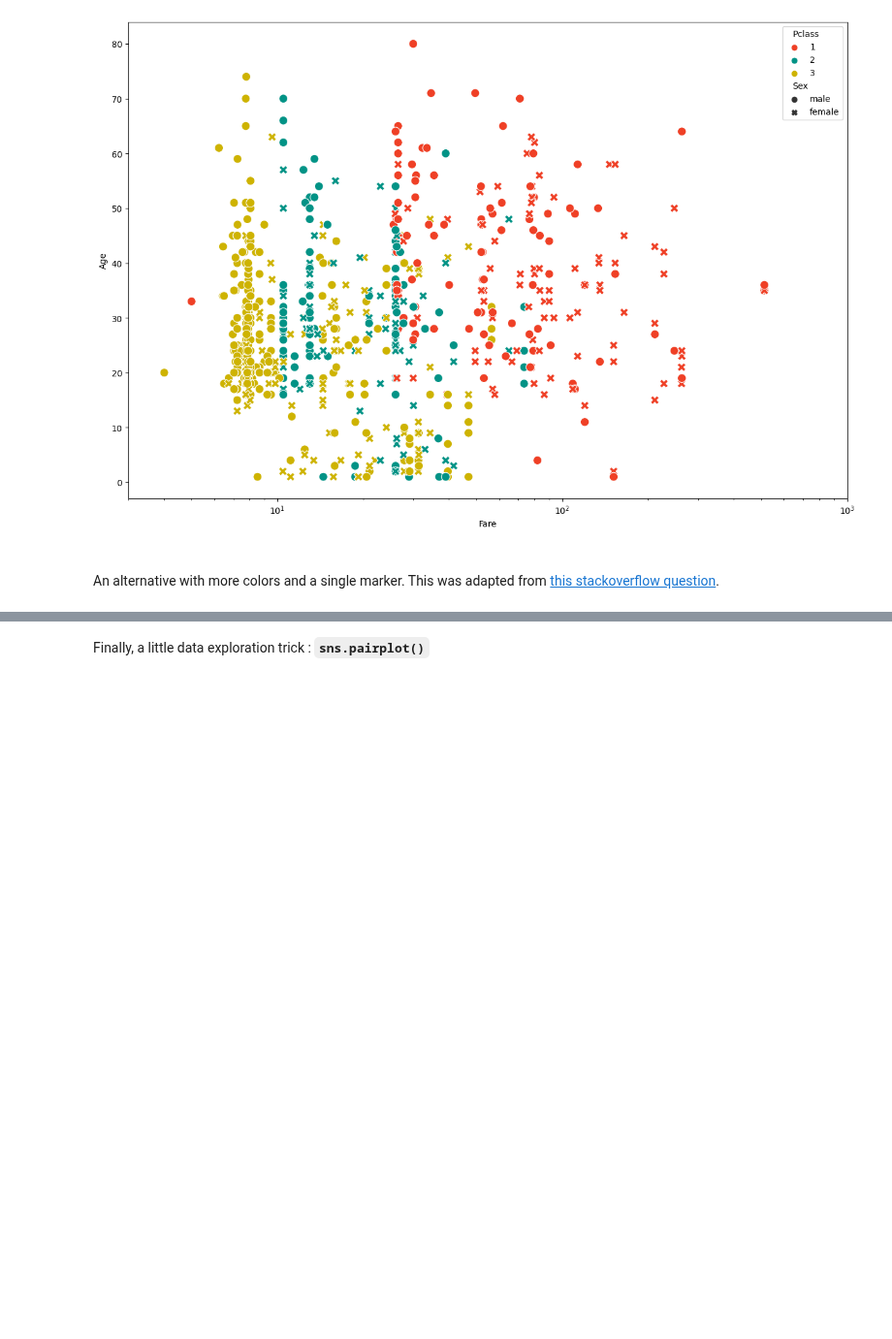
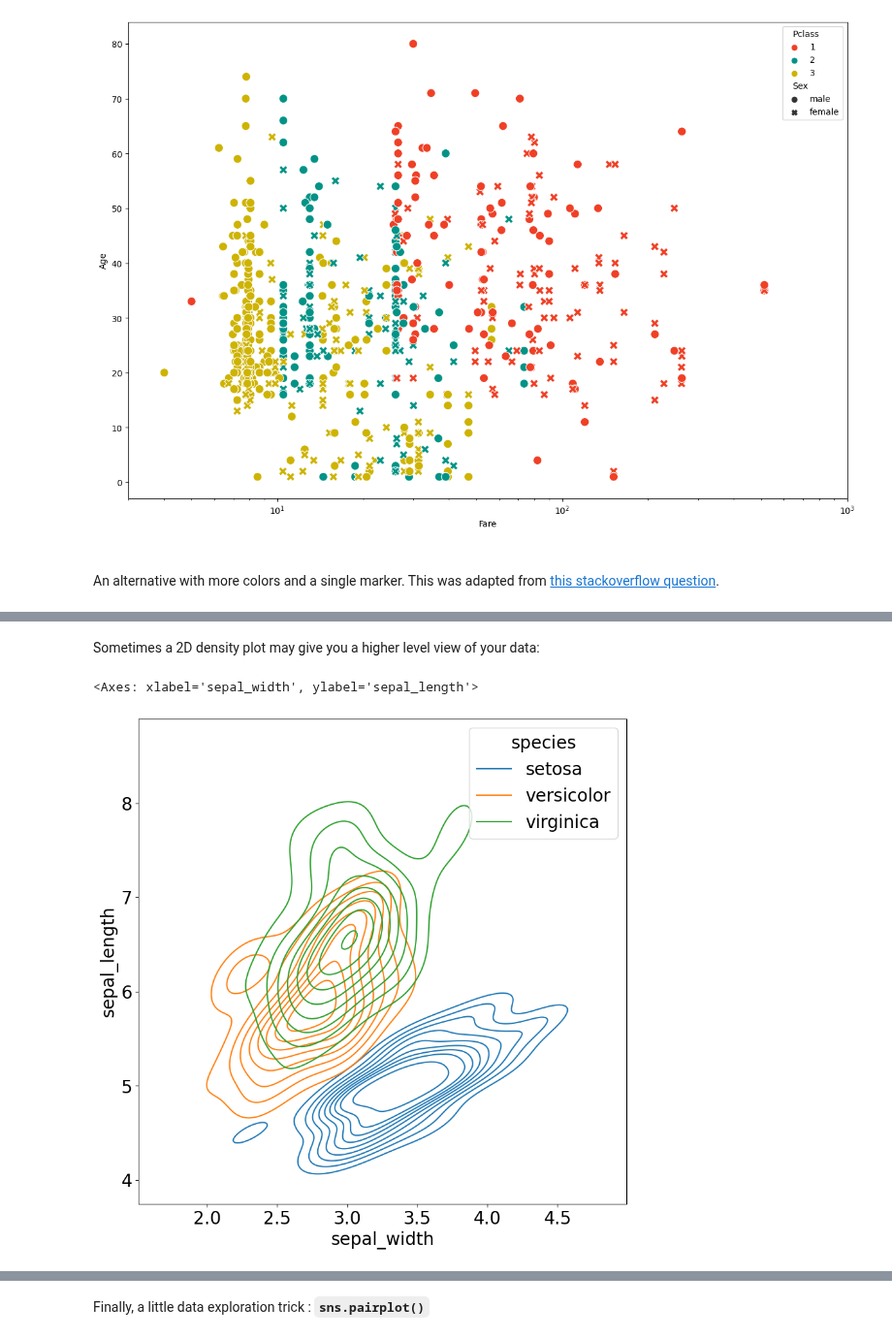
Before and after one commit to sib-swiss/intermediate-python-training, a Jupyter notebook: course1/02_data_description_and_representation.ipynb, the cells around one changed output, grey strips where cells are left out. Shown at 97% size. Cells and saved outputs as stored; diff of their text form; code cells hidden in the pictures; blank space fills up the shorter version.

Commit message:
course1:nb02 added 2d kde plot and lineplot

```diff
--- a/course1/02_data_description_and_representation.ipynb
+++ b/course1/02_data_description_and_representation.ipynb
@@ -925,0 +926,15 @@ plt.show()
+# %% [markdown]
+Sometimes a 2D density plot may give you a higher level view of your data:
+# %%
+iris = sns.load_dataset("iris")
+# Draw a contour plot to represent each bivariate density
+sns.kdeplot(
+    data=iris,
+    x="sepal_width",
+    y="sepal_length",
+    hue="species",
+    thresh=.1,
+)
+# %% [output]
+<Axes: xlabel='sepal_width', ylabel='sepal_length'>
+[figure, added]
```
Also changed, not shown: parts of 4 cells of this notebook.
